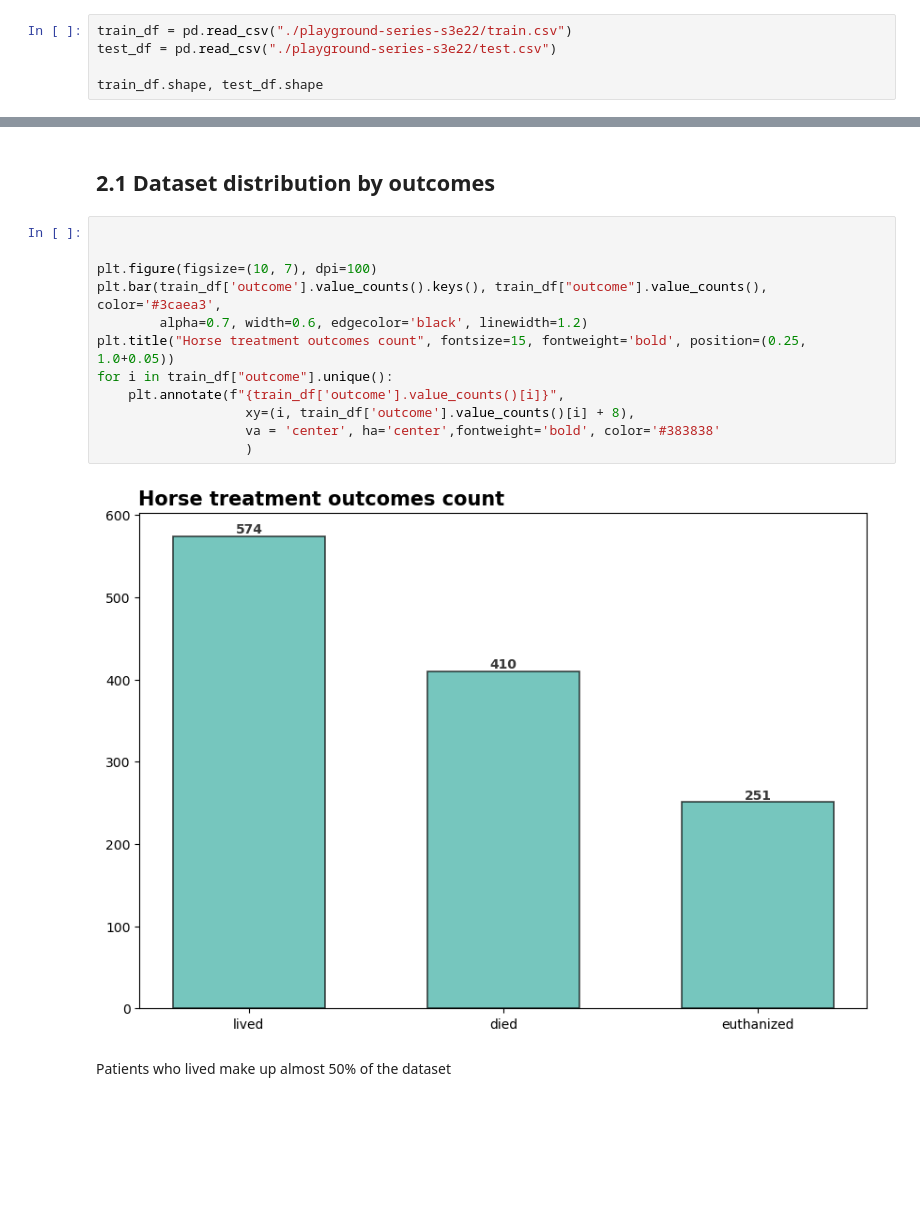
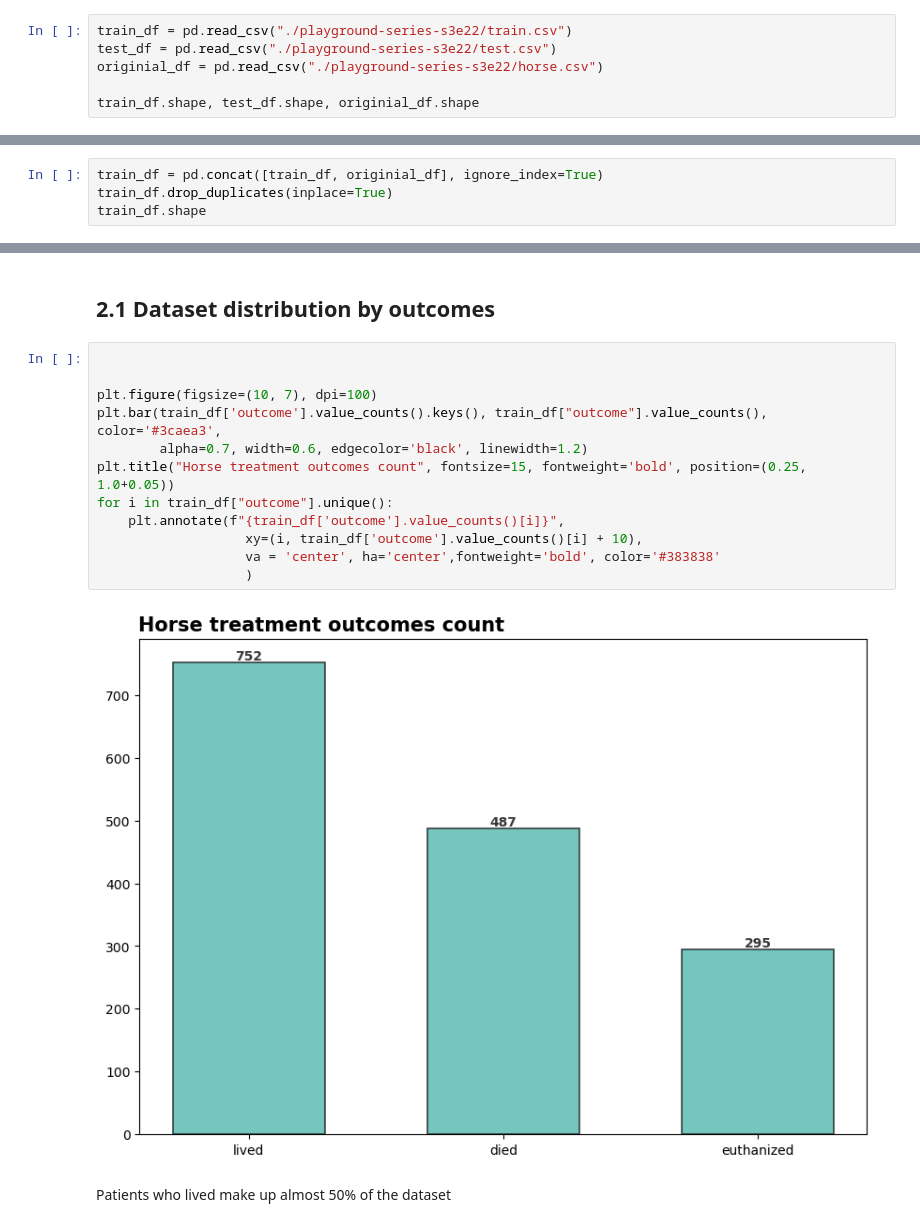
Before and after one commit to MateuszPryl/Horse_Health_Predicion_s3e22, a Jupyter notebook: Horse_Health_Outcome.ipynb, the cells around one changed output, grey strips where cells are left out. Saved outputs shown, nothing was run; the diff lists cells and outputs as text; blank space fills up the shorter version.

```diff
--- a/Horse_Health_Outcome.ipynb
+++ b/Horse_Health_Outcome.ipynb
@@ -11,6 +27,7 @@ from sklearn.model_selection import KFold
 # %%
 train_df = pd.read_csv("./playground-series-s3e22/train.csv")
 test_df = pd.read_csv("./playground-series-s3e22/test.csv")
+originial_df = pd.read_csv("./playground-series-s3e22/horse.csv")
 
-train_df.shape, test_df.shape
+train_df.shape, test_df.shape, originial_df.shape
 # %% [output]
@@ -17,0 +35,4 @@ train_df.shape, test_df.shape
+# %%
+train_df = pd.concat([train_df, originial_df], ignore_index=True)
+train_df.drop_duplicates(inplace=True)
+train_df.shape
@@ -63,17 +81,17 @@ memory usage: 279.9+ KB
 # %%
 
 
 plt.figure(figsize=(10, 7), dpi=100)
 plt.bar(train_df['outcome'].value_counts().keys(), train_df["outcome"].value_counts(), color='#3caea3',
         alpha=0.7, width=0.6, edgecolor='black', linewidth=1.2)
 plt.title("Horse treatment outcomes count", fontsize=15, fontweight='bold', position=(0.25, 1.0+0.05))
 for i in train_df["outcome"].unique():
     plt.annotate(f"{train_df['outcome'].value_counts()[i]}",
-                   xy=(i, train_df['outcome'].value_counts()[i] + 8),
+                   xy=(i, train_df['outcome'].value_counts()[i] + 10),
                    va = 'center', ha='center',fontweight='bold', color='#383838'
                    )
 # %% [output]
-[figure, old version]
+[figure, new version]
 # %% [markdown]
 Patients who lived make up almost 50% of the dataset
 # %% [markdown]
```
Also changed, not shown: parts of 54 cells of this notebook.
